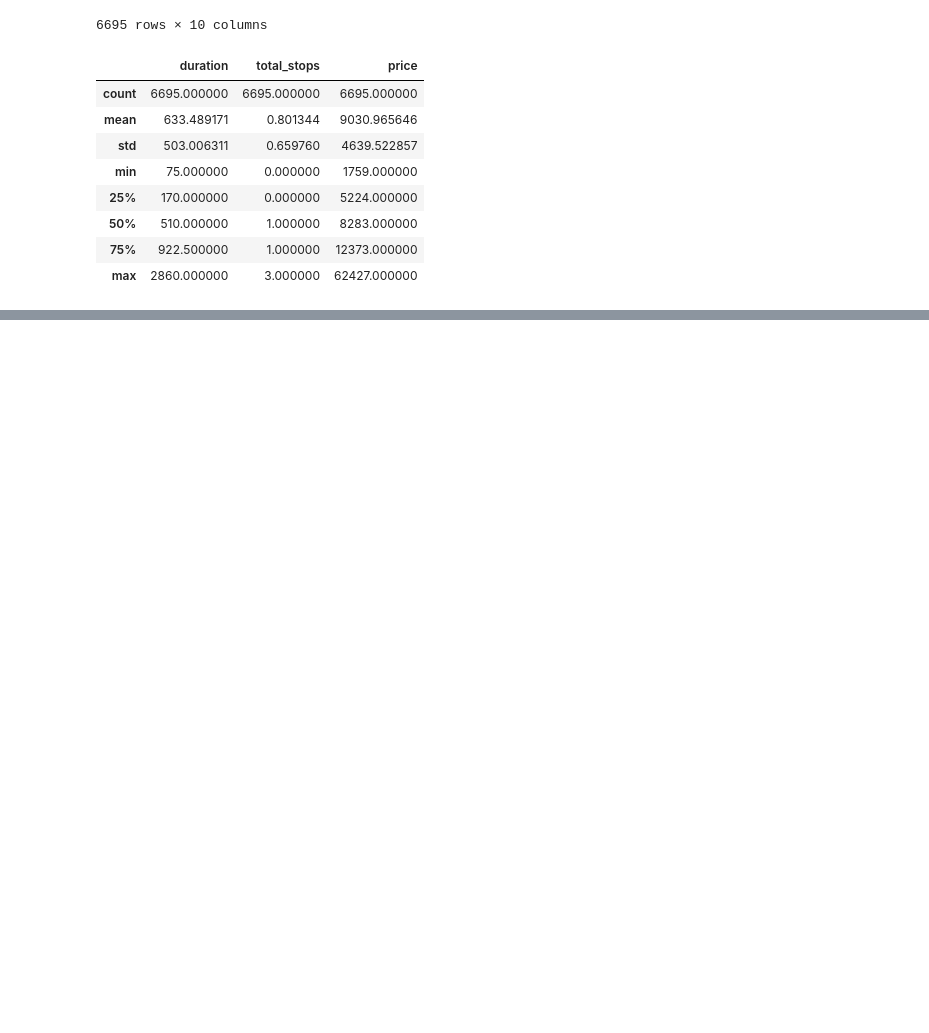
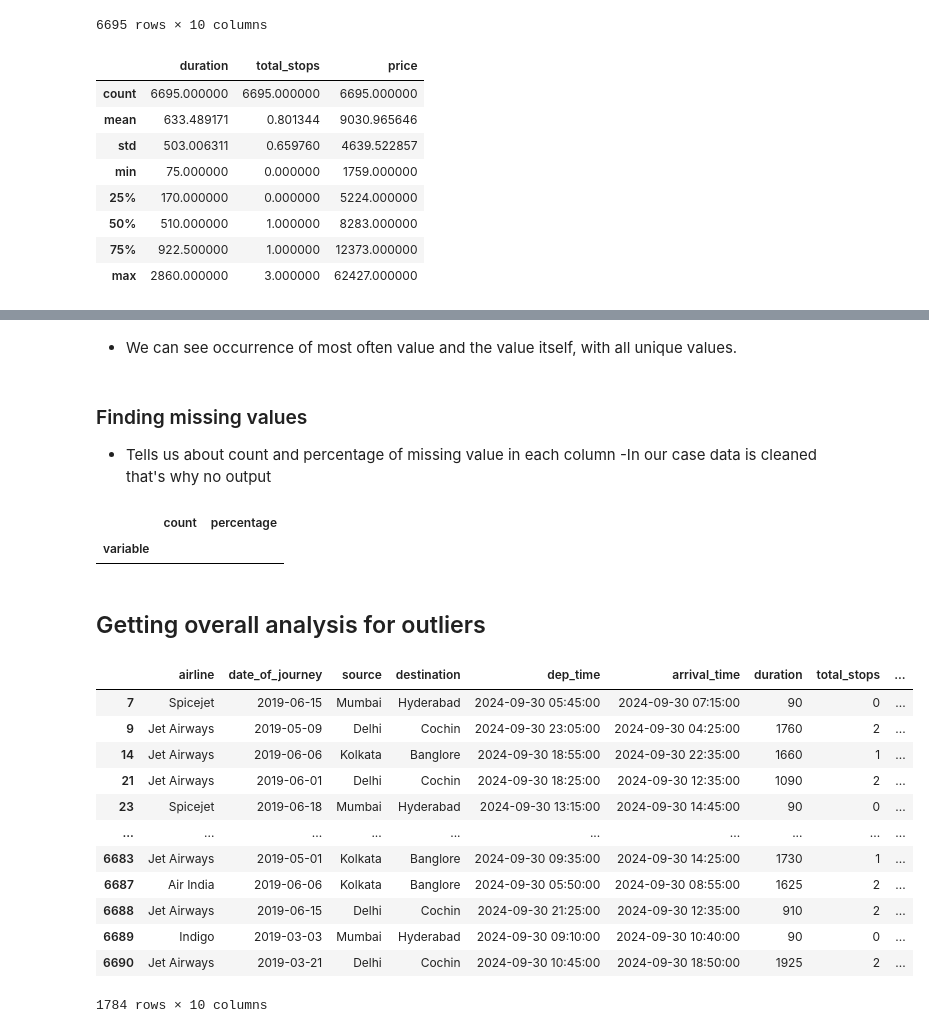
Before and after one commit to nomanmazharr/eda-with-sagemaker, a Jupyter notebook: notebooks/eda.ipynb, the cells around one changed output, grey strips where cells are left out. Drawn from its saved outputs; the diff is of its cells as text; code cells hidden in the pictures; blank space fills up the shorter version.

```diff
--- a/notebooks/eda.ipynb
+++ b/notebooks/eda.ipynb
@@ -103,0 +118,40 @@ train.describe(include='number')
+# %% [markdown]
+- We can see occurrence of most often value and the value itself, with all unique values.
+# %% [markdown]
+### Finding missing values
+- Tells us about count and percentage of missing value in each column
+    -In our case data is cleaned that's why no output
+# %%
+eda_helper_functions.missing_info(train)
+# %% [output]
+|  | count | percentage |
+| variable |  |  |
+# %% [markdown]
+## Getting overall analysis for outliers
+# %%
+forest = IsolationForest(n_estimators=100)
+# %%
+(
+train
+    .drop('price',axis=1)
+    .assign(
+        outlier = forest.fit_predict(
+            train
+            .select_dtypes(include='number'))
+    )
+    .query('outlier==-1')
+)
+# %% [output]
+|  | airline | date_of_journey | source | destination | dep_time | arrival_time | duration | total_stops | ... |
+| 7 | Spicejet | 2019-06-15 | Mumbai | Hyderabad | 2024-09-30 05:45:00 | 2024-09-30 07:15:00 | 90 | 0 | ... |
+| 9 | Jet Airways | 2019-05-09 | Delhi | Cochin | 2024-09-30 23:05:00 | 2024-09-30 04:25:00 | 1760 | 2 | ... |
+| 14 | Jet Airways | 2019-06-06 | Kolkata | Banglore | 2024-09-30 18:55:00 | 2024-09-30 22:35:00 | 1660 | 1 | ... |
+| 21 | Jet Airways | 2019-06-01 | Delhi | Cochin | 2024-09-30 18:25:00 | 2024-09-30 12:35:00 | 1090 | 2 | ... |
+| 23 | Spicejet | 2019-06-18 | Mumbai | Hyderabad | 2024-09-30 13:15:00 | 2024-09-30 14:45:00 | 90 | 0 | ... |
+| ... | ... | ... | ... | ... | ... | ... | ... | ... | ... |
+| 6683 | Jet Airways | 2019-05-01 | Kolkata | Banglore | 2024-09-30 09:35:00 | 2024-09-30 14:25:00 | 1730 | 1 | ... |
+| 6687 | Air India | 2019-06-06 | Kolkata | Banglore | 2024-09-30 05:50:00 | 2024-09-30 08:55:00 | 1625 | 2 | ... |
+| 6688 | Jet Airways | 2019-06-15 | Delhi | Cochin | 2024-09-30 21:25:00 | 2024-09-30 12:35:00 | 910 | 2 | ... |
+| 6689 | Indigo | 2019-03-03 | Mumbai | Hyderabad | 2024-09-30 09:10:00 | 2024-09-30 10:40:00 | 90 | 0 | ... |
+| 6690 | Jet Airways | 2019-03-21 | Delhi | Cochin | 2024-09-30 10:45:00 | 2024-09-30 18:50:00 | 1925 | 2 | ... |
+1784 rows × 10 columns
```
Also changed, not shown: parts of 8 cells of this notebook.
